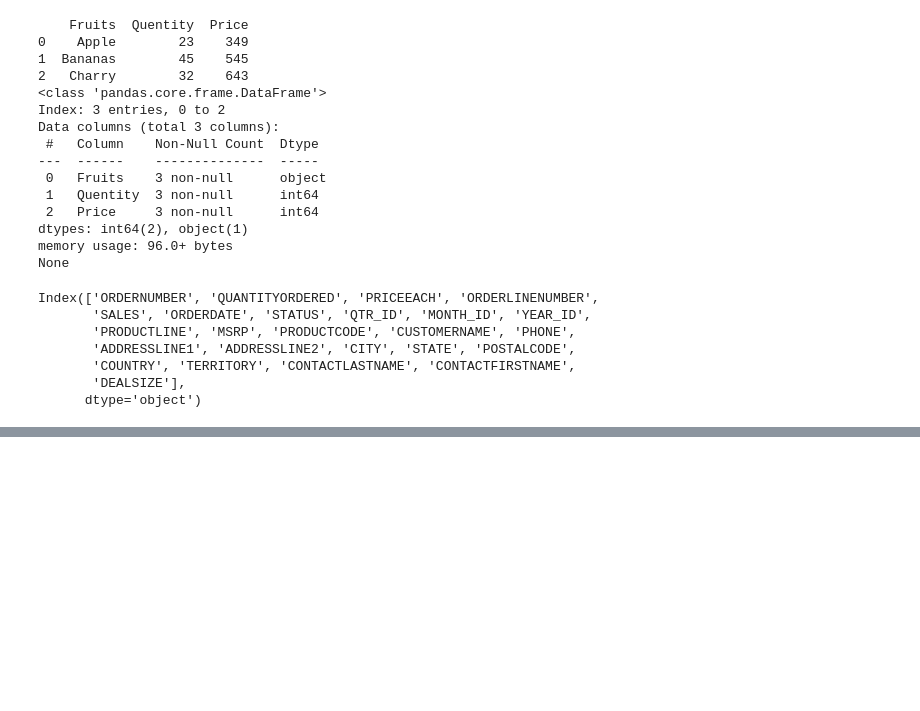
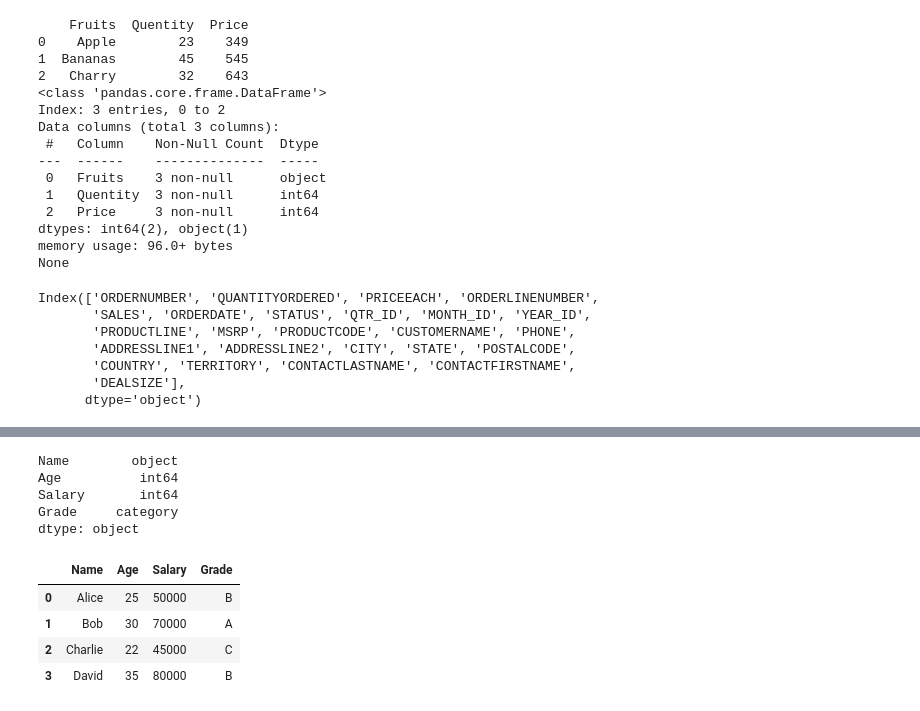
Before and after one commit to shuvad23/Python-Advanced-Topics-, a Jupyter notebook: Pandas.ipynb, the cells around one changed output, grey strips where cells are left out. Saved outputs shown, nothing was run; the diff lists cells and outputs as text; code cells hidden in the pictures; blank space fills up the shorter version.

```diff
--- a/Pandas.ipynb
+++ b/Pandas.ipynb
@@ -359,0 +979,40 @@ df[df['column'] > value]	          Filter rows based on a condition.
+# %%
+# Performance Considerations
+# 1. In-place Sorting: Use inplace=True to modify the original DataFrame
+df.sort_values('Age', inplace=True)
+# 2. Sorting Large DataFrames: For better performance with large datasets:
+df.nlargest(10, 'Salary')  # Equivalent to sort + head
+df.nsmallest(5, 'Age')     # Equivalent to sort + tail
+
+# 3. Stable Sorting: Use stable sort for preserving original order of equal elements
+df.sort_values('Department', kind='mergesort')
+# %%
+# Common Pitfalls
+# 1. Forgetting to Assign: Sorting methods return a new DataFrame by default
+
+# Wrong - original df remains unchanged
+df.sort_values('Age')
+
+# Correct
+df = df.sort_values('Age')
+# Or use inplace=True
+df.sort_values('Age', inplace=True)
+
+# 2. Mixed Data Types: Ensure columns have consistent types before sorting
+# Check dtypes first
+print(df.dtypes)
+
+# 3. Case Sensitivity: String sorting is case-sensitive by default
+# Use key parameter for case-insensitive sorting
+df.sort_values('Name', key=lambda x: x.str.lower())
+# %% [output]
+Name        object
+Age          int64
+Salary       int64
+Grade     category
+dtype: object
+|  | Name | Age | Salary | Grade |
+| 0 | Alice | 25 | 50000 | B |
+| 1 | Bob | 30 | 70000 | A |
+| 2 | Charlie | 22 | 45000 | C |
+| 3 | David | 35 | 80000 | B |
```
Also changed, not shown: parts of 31 cells of this notebook.
